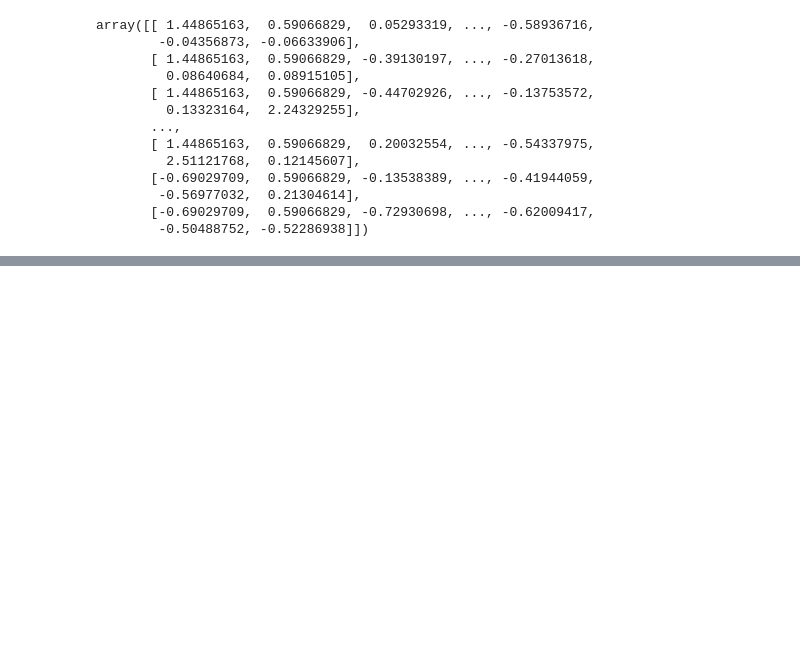
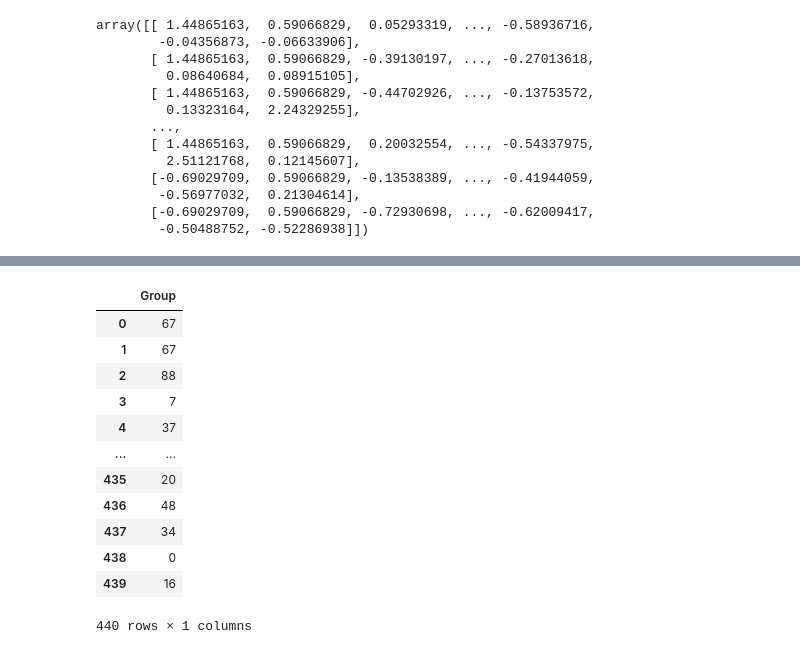
Before and after one commit to rajeshkuncham-code/python, a Jupyter notebook: day 20.ipynb, the cells around one changed output, grey strips where cells are left out. Cells and saved outputs as stored; diff of their text form; code cells hidden in the pictures; blank space fills up the shorter version.

```diff
--- a/day 20.ipynb
+++ b/day 20.ipynb
@@ -101,0 +140,3 @@ array([[ 1.44865163,  0.59066829,  0.05293319, ..., -0.58936716,
+# %%
+cluster = group.fit_predict(x)
+cluster.shape
@@ -101,0 +194,17 @@ array([[ 1.44865163,  0.59066829,  0.05293319, ..., -0.58936716,
+# %%
+group_num=pd.DataFrame(cluster,columns=['Group'])
+group_num
+# %% [output]
+|  | Group |
+| 0 | 67 |
+| 1 | 67 |
+| 2 | 88 |
+| 3 | 7 |
+| 4 | 37 |
+| ... | ... |
+| 435 | 20 |
+| 436 | 48 |
+| 437 | 34 |
+| 438 | 0 |
+| 439 | 16 |
+440 rows × 1 columns
```
Also changed, not shown: parts of 14 cells of this notebook.
